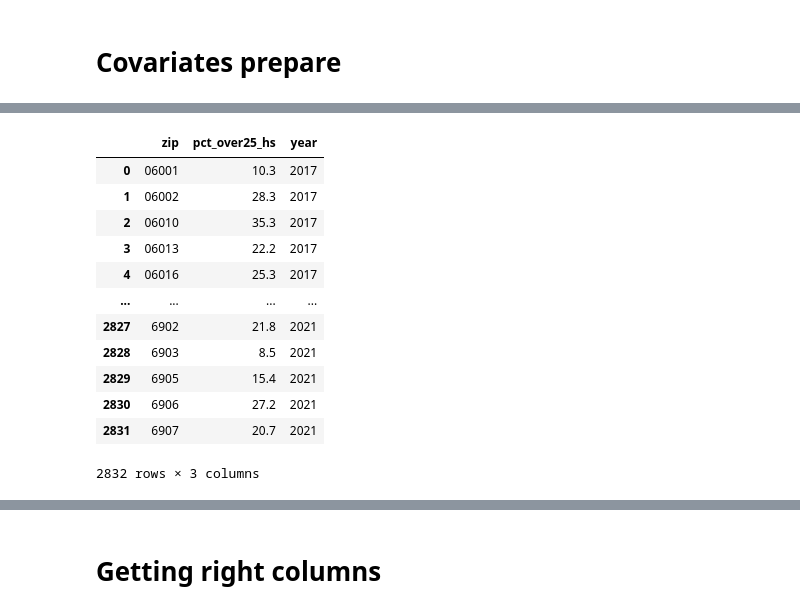
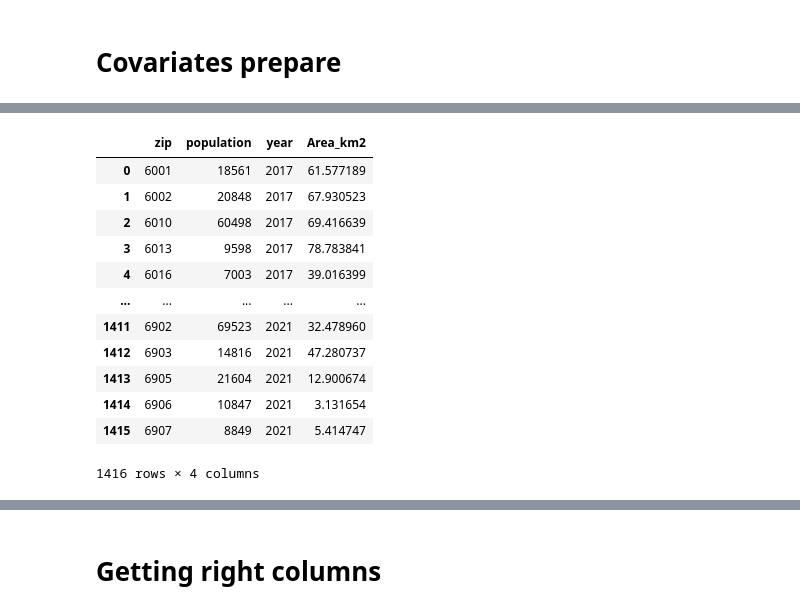
Before and after one commit to rajanoureddine/ctdot-tobin-yse, a Jupyter notebook: 3_rlpolk_analysis/prepare_poisson_data.ipynb, the cells around one changed output, grey strips where cells are left out. Saved outputs shown, nothing was run; the diff lists cells and outputs as text; code cells hidden in the pictures.

```diff
--- a/3_rlpolk_analysis/prepare_poisson_data.ipynb
+++ b/3_rlpolk_analysis/prepare_poisson_data.ipynb
@@ -195,14 +186,15 @@ for file in income_data_path.iterdir():
     year = file.name[7:11]
 
     # Read in the file and get the median income
-    f = pd.read_csv(file)
+    f = pd.read_csv(file, thousands = ',')
     f = f.iloc[[11]].T.reset_index()
     f = f.loc[f["index"].str.contains("Households!!Estimate")]
 
     # Get the zip code and year, and rename columns
     f["index"] = f["index"].str[6:11].astype(int)
-    f["year"] = year
+    f["year"] = int(year)
     f = f.rename(columns = {"index" : "zip", 11: "median_income"}).reset_index(drop = True)
+    f["median_income"] = f["median_income"].apply(lambda x: fix_income_df(x))
 
     # Append to the master df
     income_df = pd.concat([income_df, f]).reset_index(drop = True)
@@ -216,14 +208,15 @@ for file in population_data_path.iterdir():
     year = file.name[7:11]
 
     # Read in the file and get the population
-    f = pd.read_csv(file)
+    f = pd.read_csv(file, thousands = ',')
     f = f.T.reset_index()
     f = f.loc[f["index"].str.contains("Estimate")]
 
     # Get the zip code and year, and rename columns
     f["index"] = f["index"].str[6:11].astype(int)
-    f["year"] = year
+    f["year"] = int(year)
     f = f.rename(columns = {"index" : "zip", 0: "population"}).reset_index(drop = True)
+    f["population"] = f["population"].astype(int)
 
     # Append to the master df
     population_df = pd.concat([population_df, f]).reset_index(drop = True)
@@ -231,0 +223,25 @@ education_data_path = data_path / "data_for_poisson" / "ACSS1501 - Educational A
+# %%
+zip_areas = pd.read_csv(zip_area_data_path, index_col = [0]).reset_index(drop=True)[["ZCTA5CE10","Area_km2"]].rename(columns={"ZCTA5CE10":"zip"})
+zip_areas = zip_areas.loc[zip_areas["zip"].astype(str).str[0:4].str.zfill(5).str[0:2]=="06"]
+zip_areas["Area_km2"] = zip_areas["Area_km2"].astype(float)
+# %%
+population_df = population_df.merge(zip_areas,
+                                    left_on = "zip",
+                                    right_on = "zip",
+                                    how = "left")
+# %%
+population_df
+# %% [output]
+|  | zip | population | year | Area_km2 |
+| 0 | 6001 | 18561 | 2017 | 61.577189 |
+| 1 | 6002 | 20848 | 2017 | 67.930523 |
+| 2 | 6010 | 60498 | 2017 | 69.416639 |
+| 3 | 6013 | 9598 | 2017 | 78.783841 |
+| 4 | 6016 | 7003 | 2017 | 39.016399 |
+| ... | ... | ... | ... | ... |
+| 1411 | 6902 | 69523 | 2021 | 32.478960 |
+| 1412 | 6903 | 14816 | 2021 | 47.280737 |
+| 1413 | 6905 | 21604 | 2021 | 12.900674 |
+| 1414 | 6906 | 10847 | 2021 | 3.131654 |
+| 1415 | 6907 | 8849 | 2021 | 5.414747 |
+1416 rows × 4 columns
@@ -253,17 +275 @@ for file in education_data_path.iterdir():
     education_data_df = pd.concat([education_data_df, f]).reset_index(drop=True)
-# %%
-education_data_df
-# %% [output]
-|  | zip | pct_over25_hs | year |
-| 0 | 06001 | 10.3 | 2017 |
-| 1 | 06002 | 28.3 | 2017 |
-| 2 | 06010 | 35.3 | 2017 |
-| 3 | 06013 | 22.2 | 2017 |
-| 4 | 06016 | 25.3 | 2017 |
-| ... | ... | ... | ... |
-| 2827 | 6902 | 21.8 | 2021 |
-| 2828 | 6903 | 8.5 | 2021 |
-| 2829 | 6905 | 15.4 | 2021 |
-| 2830 | 6906 | 27.2 | 2021 |
-| 2831 | 6907 | 20.7 | 2021 |
-2832 rows × 3 columns
```
Also changed, not shown: parts of 45 cells of this notebook, 1 other file.
